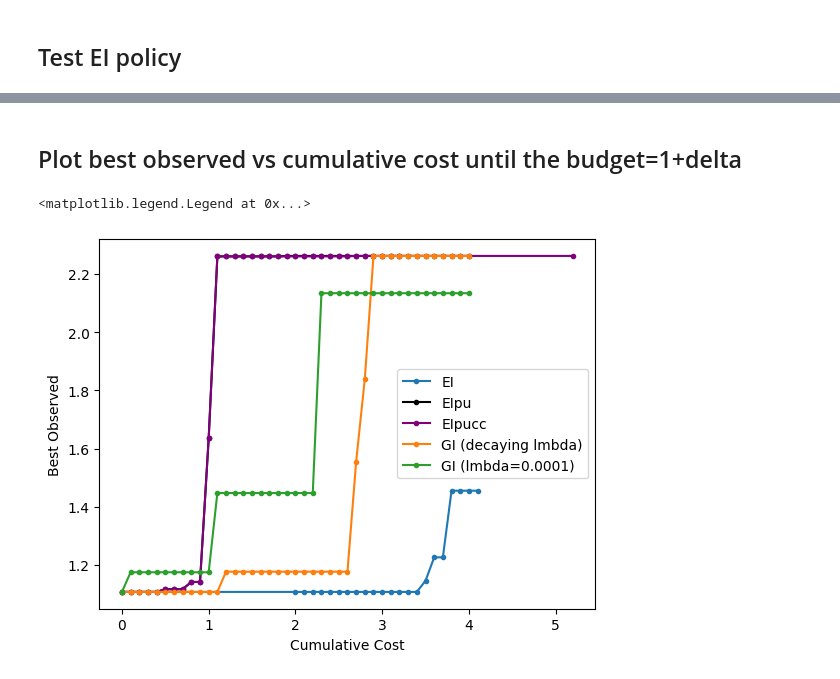
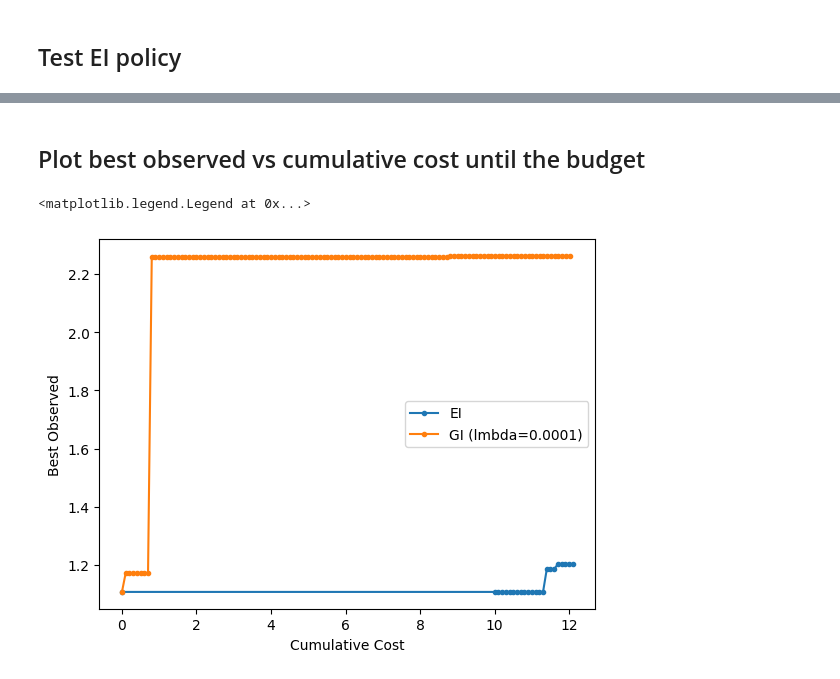
Before and after one commit to QianJaneXie/PandoraBayesOpt, a Jupyter notebook: notebooks/Variable Amplitude (EI bad).ipynb, the cells around one changed output, grey strips where cells are left out. Drawn from its saved outputs; the diff is of its cells as text; code cells hidden in the pictures.

```diff
--- a/notebooks/Variable Amplitude (EI bad).ipynb
+++ b/notebooks/Variable Amplitude (EI bad).ipynb
@@ -165,15 +84,15 @@ matern_sample = create_objective_function(dim=dim, nu=nu, lengthscale=lengthscal
 def objective_function(x):
     return matern_sample(x) * amplitude_function(x)
 # %%
-test_x = torch.linspace(0, 1, 1001, dtype=torch.float64, device=device)
+test_x = torch.linspace(0, 1, 1001)
 
 # Plotting the functions
 plt.figure(figsize=(12, 6))
 
 # Plot for original objective function
 plt.subplot(1, 2, 1)
-plt.plot(test_x.cpu().numpy(), matern_sample(test_x.view(-1,1)).numpy(), color='tab:grey', label="Original objective function", alpha=0.6)
-plt.plot(test_x.cpu().numpy(), cost_function(test_x.view(-1,1)).numpy(), label="Cost function", alpha=0.6)
+plt.plot(test_x.cpu().numpy(), matern_sample(test_x.view(-1,1)).cpu().numpy(), color='tab:grey', label="Original objective function", alpha=0.6)
+plt.plot(test_x.cpu().numpy(), cost_function(test_x.view(-1,1)).cpu().numpy(), label="Cost function", alpha=0.6)
 plt.title(f"Original objective function and cost function")
 plt.xlabel("x")
 plt.ylabel("y")
@@ -181,8 +100,8 @@ plt.grid(True)
 
 # Plot for scaled objective function
 plt.subplot(1, 2, 2)
-plt.plot(test_x.cpu().numpy(), objective_function(test_x.view(-1,1)).numpy(), color='tab:grey', label="Scaled objective function", alpha=0.6)
-plt.plot(test_x.cpu().numpy(), cost_function(test_x.view(-1,1)).numpy(), label="Cost function", alpha=0.6)
+plt.plot(test_x.cpu().numpy(), objective_function(test_x.view(-1,1)).cpu().numpy(), color='tab:grey', label="Scaled objective function", alpha=0.6)
+plt.plot(test_x.cpu().numpy(), cost_function(test_x.view(-1,1)).cpu().numpy(), label="Cost function", alpha=0.6)
 plt.title(f"Scaled objective function and cost function")
 plt.xlabel("x")
 plt.grid(True)
@@ -241,4 +151,4 @@ Instead of setting the kernel inside fit_gp_model with given smoothness and leng
 # %%
 maximize = True
-budget = 3+cost_function_delta
+budget = 12
 # %%
@@ -949,8 +270,18 @@ Iteration: 12
 # %%
 from pandora_bayesopt.acquisition.gittins import GittinsIndex
+
+torch.manual_seed(seed)
+matern_sample = create_objective_function(dim=dim, nu=nu, lengthscale=lengthscale, outputscale=outputscale, num_rff_features=num_rff_features)
+def objective_function(x):
+    return matern_sample(x) * amplitude_function(x)
+
+grid_points = torch.linspace(0, 1, 1+int(10/lengthscale))
+grid_values = objective_function(grid_points.view(-1,1))
+global_optimum_point, global_optimum_value = torch.argmax(grid_values), torch.max(grid_values)
+
 x = torch.zeros(dim).unsqueeze(0)
 y = objective_function(x)
-best_f = y.max().detach().numpy() if maximize else y.min().detach().numpy()
+best_f = y.max().item() if maximize else y.min().item()
 
 GIlmbda_best = [best_f] # This will store the best value
 cumulative_cost = 0
@@ -977,6 +308,8 @@ while True:
 
     if i < 3:
 
+        print('Iteration {}, measuring at x={}, y={}'.format(i,new_point.item(), objective_function(new_point).item()) )
+
         # Plot the posterior and the Gittins
         f, (ax1, ax2) = plt.subplots(2, 1, figsize=(6, 6), gridspec_kw={'height_ratios': [2, 1]})
 
@@ -988,12 +321,6 @@ while True:
         ax2.plot(test_x.numpy(), GIlmbda_acq.detach().numpy(), '-', new_point.item(), new_point_GIlmbda.item(), '.')
         plt.show()
 
-    print("Iteration:", i)
-    print("best oberved value:", best_f)
-    print("new point:", new_point.detach().numpy())
-    print("new value:", new_value.item())
-    print("new acq:", new_point_GIlmbda.item())
-    print()
 
     # Add the new data
     x = torch.cat((x, new_point))
@@ -1006,8 +333,10 @@ while True:
     GIlmbda_best.append(best_f)
 
     cumulative_cost += cost_function(new_point).item()
-    print("new cost:", cost_function(new_point).item())
-    print("cumulative cost:", cumulative_cost)
+    if i < 3:
+        print("new cost:", cost_function(new_point).item())
+        print("cumulative cost:", cumulative_cost)
+        print()
     GIlmbda_cumulative_cost_history.append(cumulative_cost)
 
     if cumulative_cost > budget:
@@ -1127,14 +361,11 @@ cumulative cost: 1.5000000000000002
 # %% [markdown]
-## Plot best observed vs cumulative cost until the budget=1+delta
+## Plot best observed vs cumulative cost until the budget
 # %%
 plt.plot(EI_cumulative_cost_history, EI_best, '.-', label="EI")
-plt.plot(EIpu_cumulative_cost_history, EIpu_best, '.-', label="EIpu", color='black')
-plt.plot(EIpucc_cumulative_cost_history, EIpucc_best, '.-', label="EIpucc", color='purple')
-plt.plot(GIdecay_cumulative_cost_history, GIdecay_best, '.-', label="GI (decaying lmbda)")
 plt.plot(GIlmbda_cumulative_cost_history, GIlmbda_best, '.-', label="GI (lmbda=0.0001)")
 plt.xlabel('Cumulative Cost')
 plt.ylabel('Best Observed')
 plt.legend()
 # %% [output]
 <matplotlib.legend.Legend at 0x...>
-[figure, old version]
+[figure, new version]
```
Also changed, not shown: parts of 23 cells of this notebook, 3 other files.
